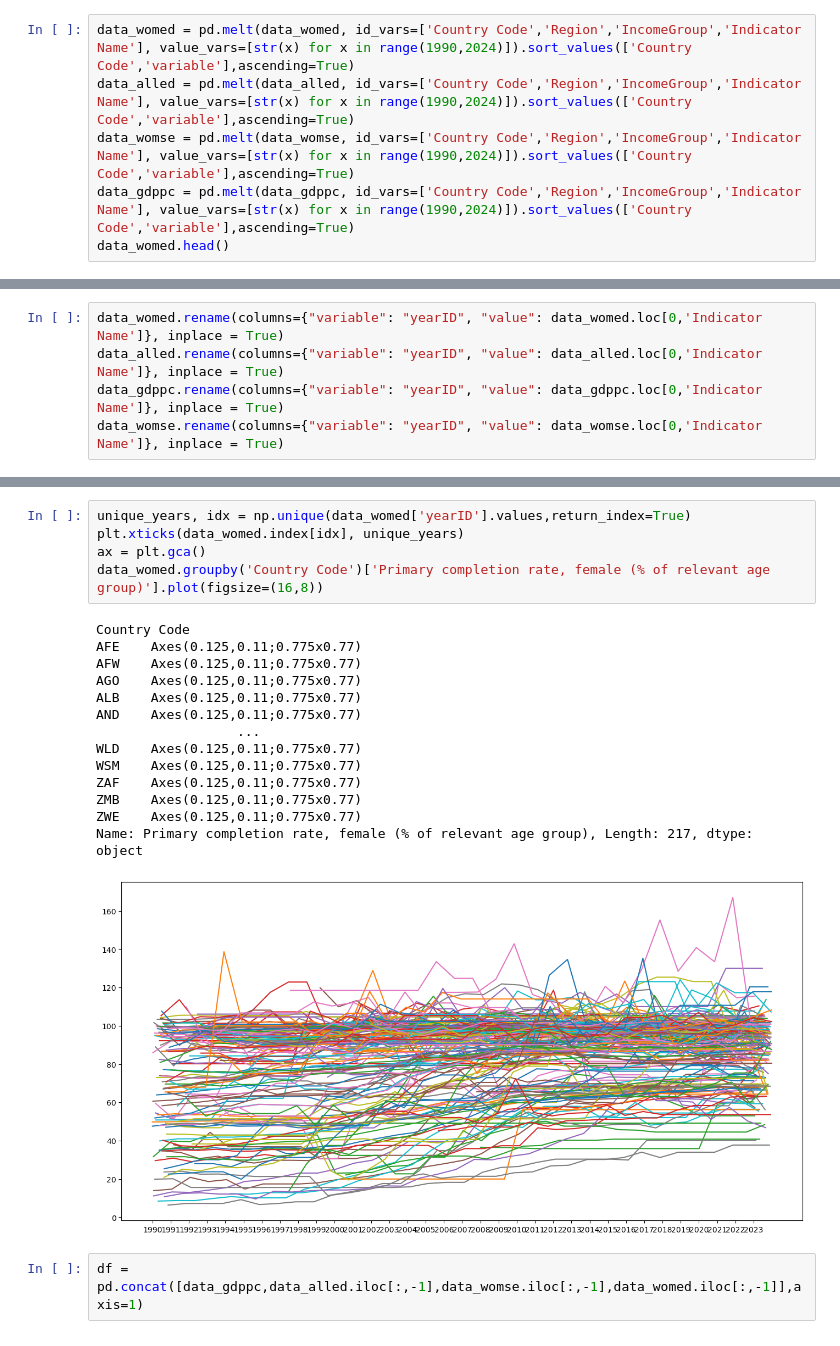
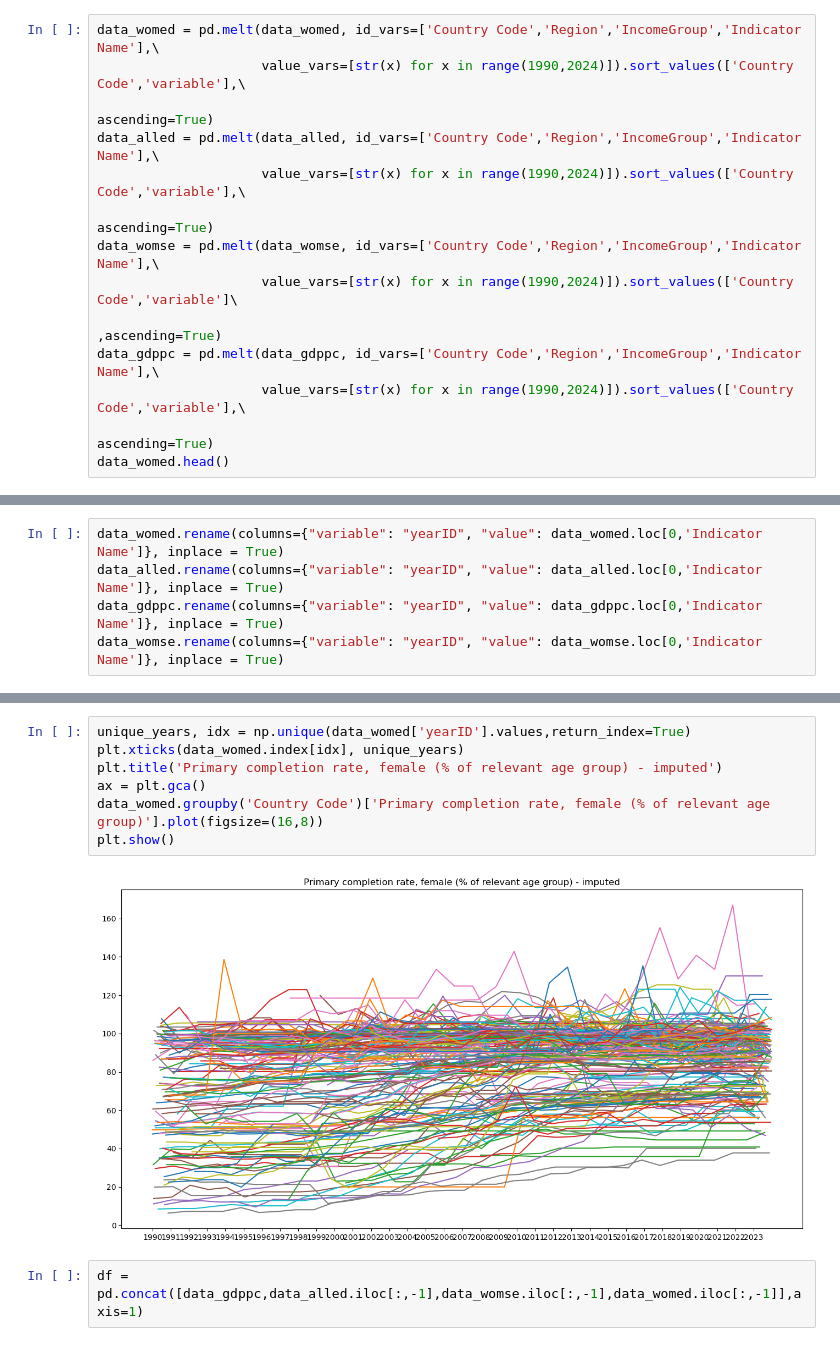
Before and after one commit to zmf566/zmf566.github.io, a Jupyter notebook: tutorial.ipynb, the cells around one changed output, grey strips where cells are left out. Saved outputs shown, nothing was run; the diff lists cells and outputs as text.

```diff
--- a/tutorial.ipynb
+++ b/tutorial.ipynb
@@ -185,8 +232,16 @@ data_womed.head()
 # %%
-data_womed = pd.melt(data_womed, id_vars=['Country Code','Region','IncomeGroup','Indicator Name'], value_vars=[str(x) for x in range(1990,2024)]).sort_values(['Country Code','variable'],ascending=True)
-data_alled = pd.melt(data_alled, id_vars=['Country Code','Region','IncomeGroup','Indicator Name'], value_vars=[str(x) for x in range(1990,2024)]).sort_values(['Country Code','variable'],ascending=True)
-data_womse = pd.melt(data_womse, id_vars=['Country Code','Region','IncomeGroup','Indicator Name'], value_vars=[str(x) for x in range(1990,2024)]).sort_values(['Country Code','variable'],ascending=True)
-data_gdppc = pd.melt(data_gdppc, id_vars=['Country Code','Region','IncomeGroup','Indicator Name'], value_vars=[str(x) for x in range(1990,2024)]).sort_values(['Country Code','variable'],ascending=True)
+data_womed = pd.melt(data_womed, id_vars=['Country Code','Region','IncomeGroup','Indicator Name'],\
+                     value_vars=[str(x) for x in range(1990,2024)]).sort_values(['Country Code','variable'],\
+                                                                                ascending=True)
+data_alled = pd.melt(data_alled, id_vars=['Country Code','Region','IncomeGroup','Indicator Name'],\
+                     value_vars=[str(x) for x in range(1990,2024)]).sort_values(['Country Code','variable'],\
+                                                                                ascending=True)
+data_womse = pd.melt(data_womse, id_vars=['Country Code','Region','IncomeGroup','Indicator Name'],\
+                     value_vars=[str(x) for x in range(1990,2024)]).sort_values(['Country Code','variable']\
+                                                                                ,ascending=True)
+data_gdppc = pd.melt(data_gdppc, id_vars=['Country Code','Region','IncomeGroup','Indicator Name'],\
+                     value_vars=[str(x) for x in range(1990,2024)]).sort_values(['Country Code','variable'],\
+                                                                                ascending=True)
 data_womed.head()
 # %% [output]
 |  | Country Code | Region | IncomeGroup | Indicator Name | variable | value |
@@ -212,23 +274,12 @@ data_womed.head()
 # %%
 unique_years, idx = np.unique(data_womed['yearID'].values,return_index=True)
 plt.xticks(data_womed.index[idx], unique_years)
+plt.title('Primary completion rate, female (% of relevant age group) - imputed')
 ax = plt.gca()
 data_womed.groupby('Country Code')['Primary completion rate, female (% of relevant age group)'].plot(figsize=(16,8))
+plt.show()
 # %% [output]
-Country Code
-AFE    Axes(0.125,0.11;0.775x0.77)
-AFW    Axes(0.125,0.11;0.775x0.77)
-AGO    Axes(0.125,0.11;0.775x0.77)
-ALB    Axes(0.125,0.11;0.775x0.77)
-AND    Axes(0.125,0.11;0.775x0.77)
-                  ...
-WLD    Axes(0.125,0.11;0.775x0.77)
-WSM    Axes(0.125,0.11;0.775x0.77)
-ZAF    Axes(0.125,0.11;0.775x0.77)
-ZMB    Axes(0.125,0.11;0.775x0.77)
-ZWE    Axes(0.125,0.11;0.775x0.77)
-Name: Primary completion rate, female (% of relevant age group), Length: 217, dtype: object
-[figure, old version]
+[figure, new version]
 # %%
 df = pd.concat([data_gdppc,data_alled.iloc[:,-1],data_womse.iloc[:,-1],data_womed.iloc[:,-1]],axis=1)
 # %%
```
Also changed, not shown: parts of 57 cells of this notebook, 3 other files.
